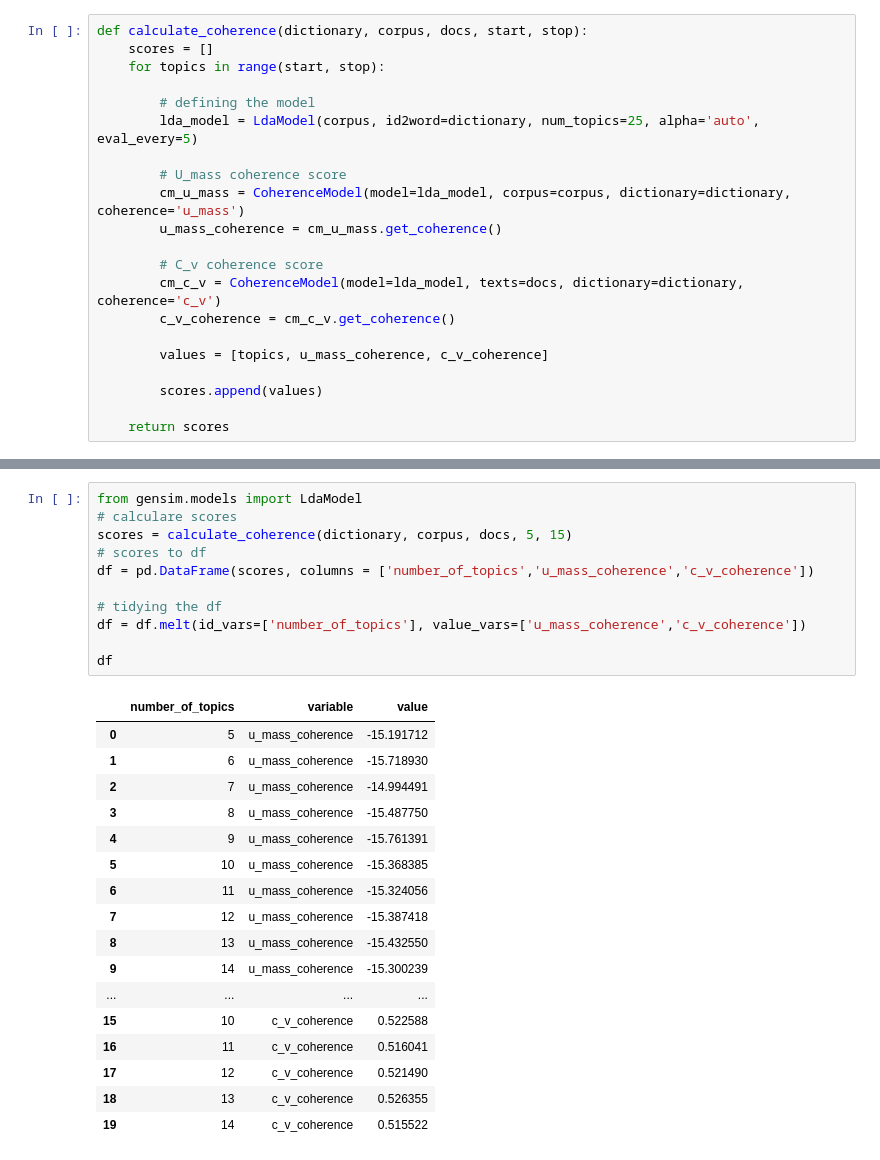
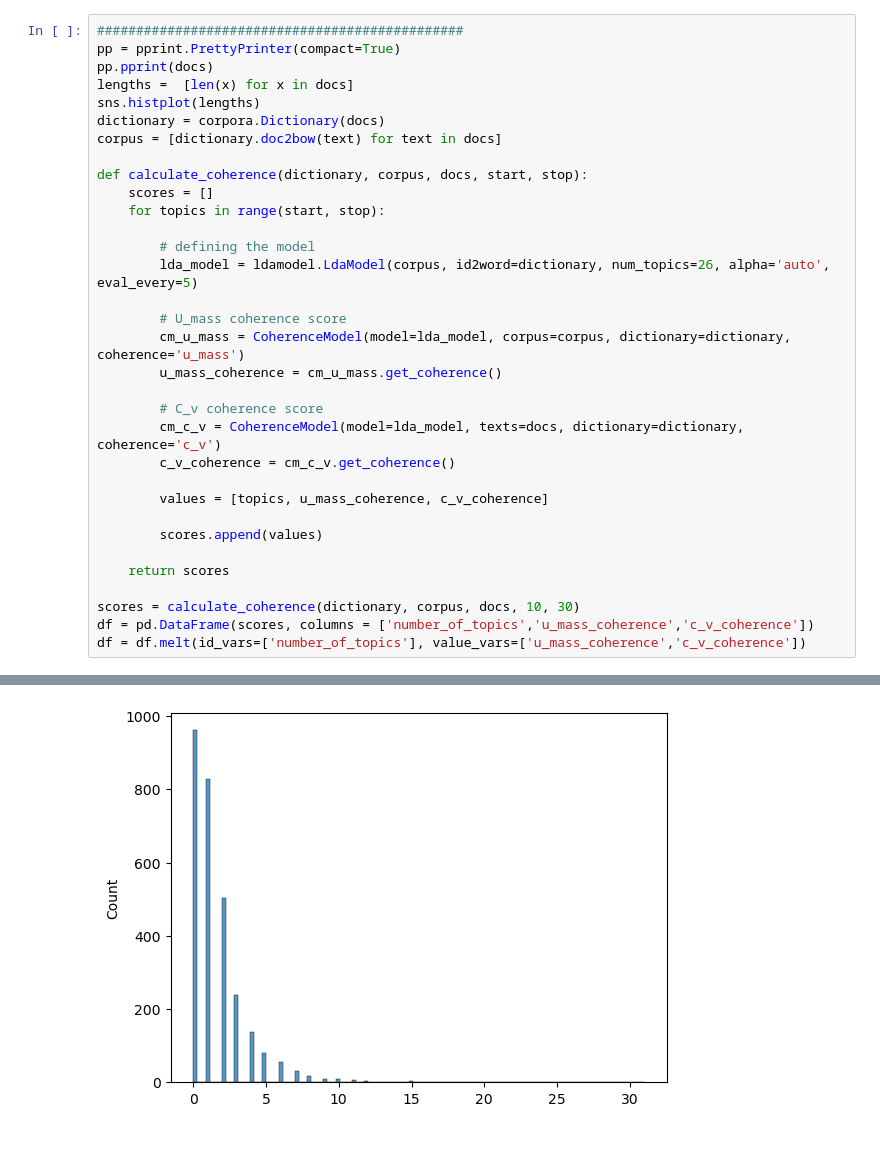
Before and after one commit to mrqm30/khorda_data, a Jupyter notebook: lomeli/general/analisis_coments_general.ipynb, the cells around one changed output, grey strips where cells are left out. Cells and saved outputs as stored; diff of their text form.

```diff
--- a/lomeli/general/analisis_coments_general.ipynb
+++ b/lomeli/general/analisis_coments_general.ipynb
@@ -222,10 +151,18 @@ corpus = [dictionary.doc2bow(text) for text in docs]
 # %%
+###############################################
+pp = pprint.PrettyPrinter(compact=True)
+pp.pprint(docs)
+lengths =  [len(x) for x in docs]
+sns.histplot(lengths)
+dictionary = corpora.Dictionary(docs)
+corpus = [dictionary.doc2bow(text) for text in docs]
+
 def calculate_coherence(dictionary, corpus, docs, start, stop):
     scores = []
     for topics in range(start, stop):
 
         # defining the model
-        lda_model = LdaModel(corpus, id2word=dictionary, num_topics=25, alpha='auto', eval_every=5)
+        lda_model = ldamodel.LdaModel(corpus, id2word=dictionary, num_topics=26, alpha='auto', eval_every=5)
 
         # U_mass coherence score
         cm_u_mass = CoherenceModel(model=lda_model, corpus=corpus, dictionary=dictionary, coherence='u_mass')
@@ -240,3 +177,8 @@ def calculate_coherence(dictionary, corpus, docs, start, stop):
         scores.append(values)
 
     return scores
+
+scores = calculate_coherence(dictionary, corpus, docs, 10, 30)
+df = pd.DataFrame(scores, columns = ['number_of_topics','u_mass_coherence','c_v_coherence'])
+df = df.melt(id_vars=['number_of_topics'], value_vars=['u_mass_coherence','c_v_coherence'])
+# %% [output]
@@ -243,29 +202 @@ def calculate_coherence(dictionary, corpus, docs, start, stop):
+[figure, added]
-# %%
-from gensim.models import LdaModel
-# calculare scores
-scores = calculate_coherence(dictionary, corpus, docs, 5, 15)
-# scores to df
-df = pd.DataFrame(scores, columns = ['number_of_topics','u_mass_coherence','c_v_coherence'])
-
-# tidying the df
-df = df.melt(id_vars=['number_of_topics'], value_vars=['u_mass_coherence','c_v_coherence'])
-
-df
-# %% [output]
-|  | number_of_topics | variable | value |
-| 0 | 5 | u_mass_coherence | -15.191712 |
-| 1 | 6 | u_mass_coherence | -15.718930 |
-| 2 | 7 | u_mass_coherence | -14.994491 |
-| 3 | 8 | u_mass_coherence | -15.487750 |
-| 4 | 9 | u_mass_coherence | -15.761391 |
-| 5 | 10 | u_mass_coherence | -15.368385 |
-| 6 | 11 | u_mass_coherence | -15.324056 |
-| 7 | 12 | u_mass_coherence | -15.387418 |
-| 8 | 13 | u_mass_coherence | -15.432550 |
-| 9 | 14 | u_mass_coherence | -15.300239 |
-| ... | ... | ... | ... |
-| 15 | 10 | c_v_coherence | 0.522588 |
-| 16 | 11 | c_v_coherence | 0.516041 |
-| 17 | 12 | c_v_coherence | 0.521490 |
-| 18 | 13 | c_v_coherence | 0.526355 |
-| 19 | 14 | c_v_coherence | 0.515522 |
```
Also changed, not shown: parts of 14 cells of this notebook, 8 other files.
